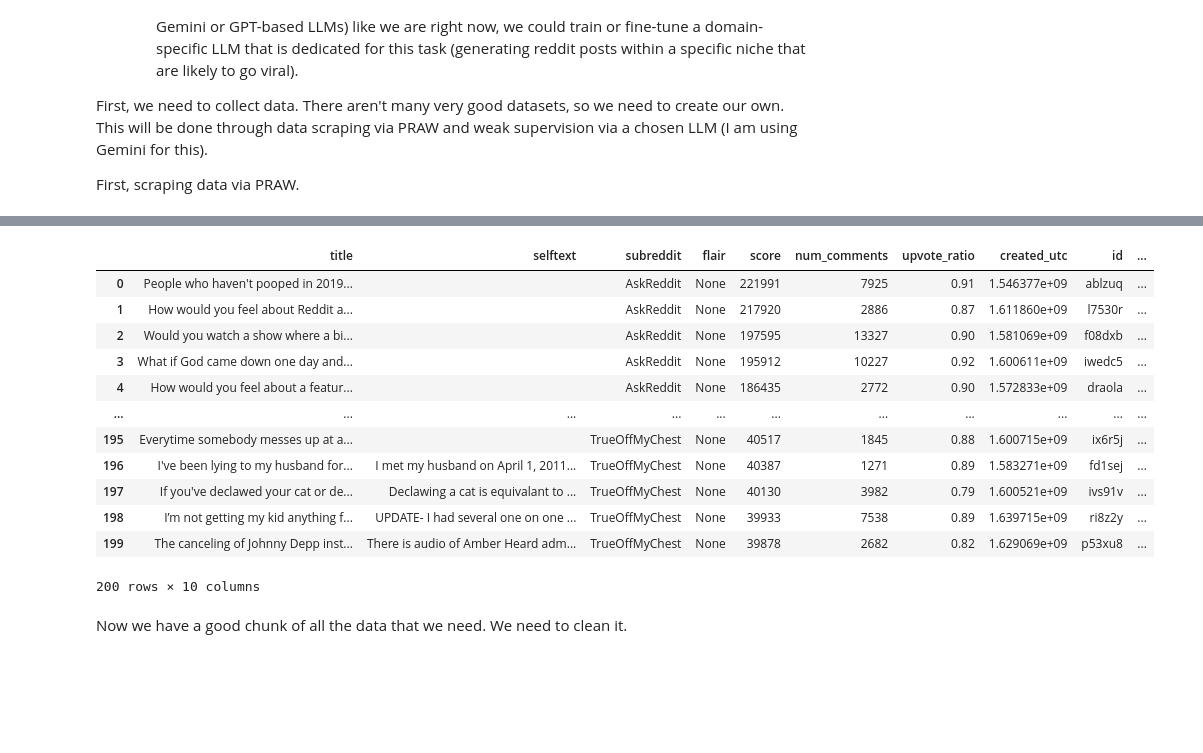
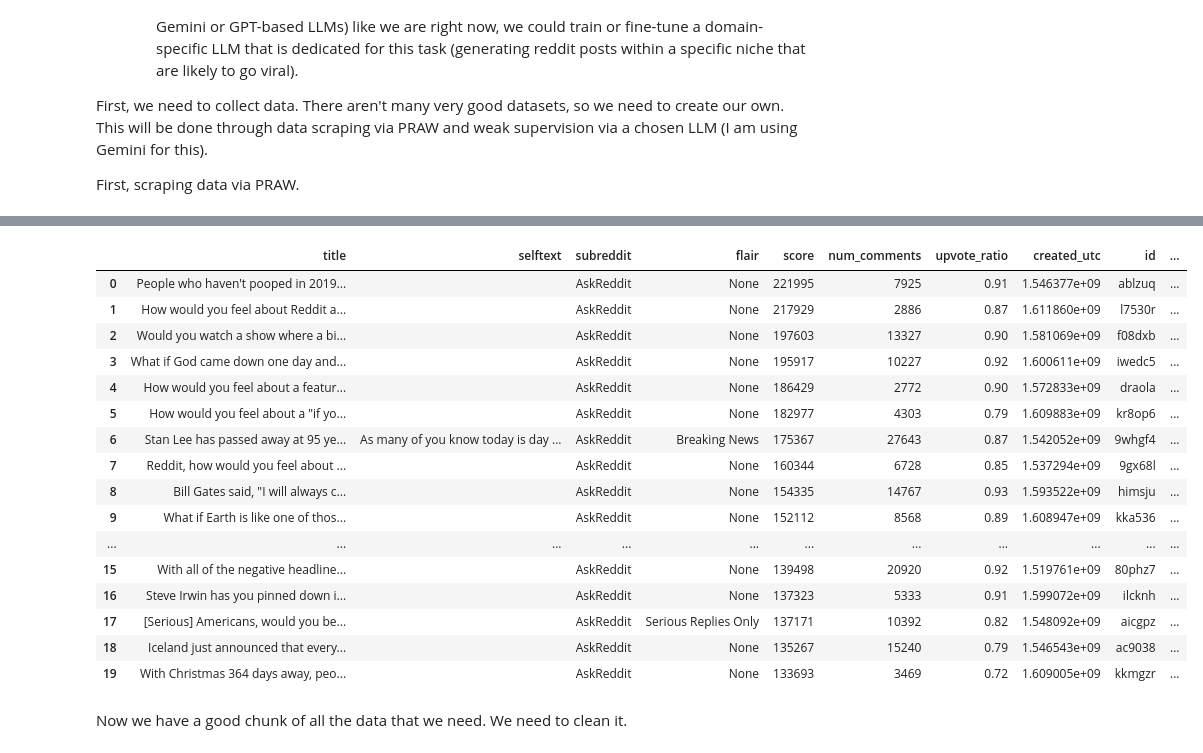
Before and after one commit to AtinChing/Applied-AI-ML-Implementations, a Jupyter notebook: classifier/reddit_niche_classifier.ipynb, the cells around one changed output, grey strips where cells are left out. Drawn from its saved outputs; the diff is of its cells as text; code cells hidden in the pictures; blank space fills up the shorter version.

```diff
--- a/classifier/reddit_niche_classifier.ipynb
+++ b/classifier/reddit_niche_classifier.ipynb
@@ -73,30 +75,34 @@ def scrape_popular_posts(subreddits, limit=100, sort_by="top"):
 # %%
 # Figure out what subreddits you want to scrape from
 subreddits = ["AskReddit", "relationships", "AmItheAsshole", "TrueOffMyChest", "TIFU"]
 # Scrape the data from the subreddits
 data = scrape_popular_posts(subreddits, limit=50, sort_by="top")
 # Save the data in a pandas dataframe
 df = pd.DataFrame(data)
 
 # Can save the dataframe to a CSV file too!
 #df.to_csv("reddit_posts.csv", index=False)
-
+df["niche"] = None # Adding a new column to the dataframe for the niche
 # Display the first few rows of the dataframe
-df.head(200)
+df.head(20)
 # %% [output]
 |  | title | selftext | subreddit | flair | score | num_comments | upvote_ratio | created_utc | id | ... |
-| 0 | People who haven't pooped in 2019... |  | AskReddit | None | 221991 | 7925 | 0.91 | 1.546377e+09 | ablzuq | ... |
-| 1 | How would you feel about Reddit a... |  | AskReddit | None | 217920 | 2886 | 0.87 | 1.611860e+09 | l7530r | ... |
-| 2 | Would you watch a show where a bi... |  | AskReddit | None | 197595 | 13327 | 0.90 | 1.581069e+09 | f08dxb | ... |
-| 3 | What if God came down one day and... |  | AskReddit | None | 195912 | 10227 | 0.92 | 1.600611e+09 | iwedc5 | ... |
-| 4 | How would you feel about a featur... |  | AskReddit | None | 186435 | 2772 | 0.90 | 1.572833e+09 | draola | ... |
+| 0 | People who haven't pooped in 2019... |  | AskReddit | None | 221995 | 7925 | 0.91 | 1.546377e+09 | ablzuq | ... |
+| 1 | How would you feel about Reddit a... |  | AskReddit | None | 217929 | 2886 | 0.87 | 1.611860e+09 | l7530r | ... |
+| 2 | Would you watch a show where a bi... |  | AskReddit | None | 197603 | 13327 | 0.90 | 1.581069e+09 | f08dxb | ... |
+| 3 | What if God came down one day and... |  | AskReddit | None | 195917 | 10227 | 0.92 | 1.600611e+09 | iwedc5 | ... |
+| 4 | How would you feel about a featur... |  | AskReddit | None | 186429 | 2772 | 0.90 | 1.572833e+09 | draola | ... |
+| 5 | How would you feel about a "if yo... |  | AskReddit | None | 182977 | 4303 | 0.79 | 1.609883e+09 | kr8op6 | ... |
+| 6 | Stan Lee has passed away at 95 ye... | As many of you know today is day ... | AskReddit | Breaking News | 175367 | 27643 | 0.87 | 1.542052e+09 | 9whgf4 | ... |
+| 7 | Reddit, how would you feel about ... |  | AskReddit | None | 160344 | 6728 | 0.85 | 1.537294e+09 | 9gx68l | ... |
+| 8 | Bill Gates said, "I will always c... |  | AskReddit | None | 154335 | 14767 | 0.93 | 1.593522e+09 | himsju | ... |
+| 9 | What if Earth is like one of thos... |  | AskReddit | None | 152112 | 8568 | 0.89 | 1.608947e+09 | kka536 | ... |
 | ... | ... | ... | ... | ... | ... | ... | ... | ... | ... | ... |
-| 195 | Everytime somebody messes up at a... |  | TrueOffMyChest | None | 40517 | 1845 | 0.88 | 1.600715e+09 | ix6r5j | ... |
-| 196 | I've been lying to my husband for... | I met my husband on April 1, 2011... | TrueOffMyChest | None | 40387 | 1271 | 0.89 | 1.583271e+09 | fd1sej | ... |
-| 197 | If you've declawed your cat or de... | Declawing a cat is equivalant to ... | TrueOffMyChest | None | 40130 | 3982 | 0.79 | 1.600521e+09 | ivs91v | ... |
-| 198 | I’m not getting my kid anything f... | UPDATE- I had several one on one ... | TrueOffMyChest | None | 39933 | 7538 | 0.89 | 1.639715e+09 | ri8z2y | ... |
-| 199 | The canceling of Johnny Depp inst... | There is audio of Amber Heard adm... | TrueOffMyChest | None | 39878 | 2682 | 0.82 | 1.629069e+09 | p53xu8 | ... |
+| 15 | With all of the negative headline... |  | AskReddit | None | 139498 | 20920 | 0.92 | 1.519761e+09 | 80phz7 | ... |
+| 16 | Steve Irwin has you pinned down i... |  | AskReddit | None | 137323 | 5333 | 0.91 | 1.599072e+09 | ilcknh | ... |
+| 17 | [Serious] Americans, would you be... |  | AskReddit | Serious Replies Only | 137171 | 10392 | 0.82 | 1.548092e+09 | aicgpz | ... |
+| 18 | Iceland just announced that every... |  | AskReddit | None | 135267 | 15240 | 0.79 | 1.546543e+09 | ac9038 | ... |
+| 19 | With Christmas 364 days away, peo... |  | AskReddit | None | 133693 | 3469 | 0.72 | 1.609005e+09 | kkmgzr | ... |
-200 rows × 10 columns
 # %% [markdown]
 Now we have a good chunk of all the data that we need. We need to clean it.
 # %%
```
Also changed, not shown: parts of 3 cells of this notebook, 1 other file.
